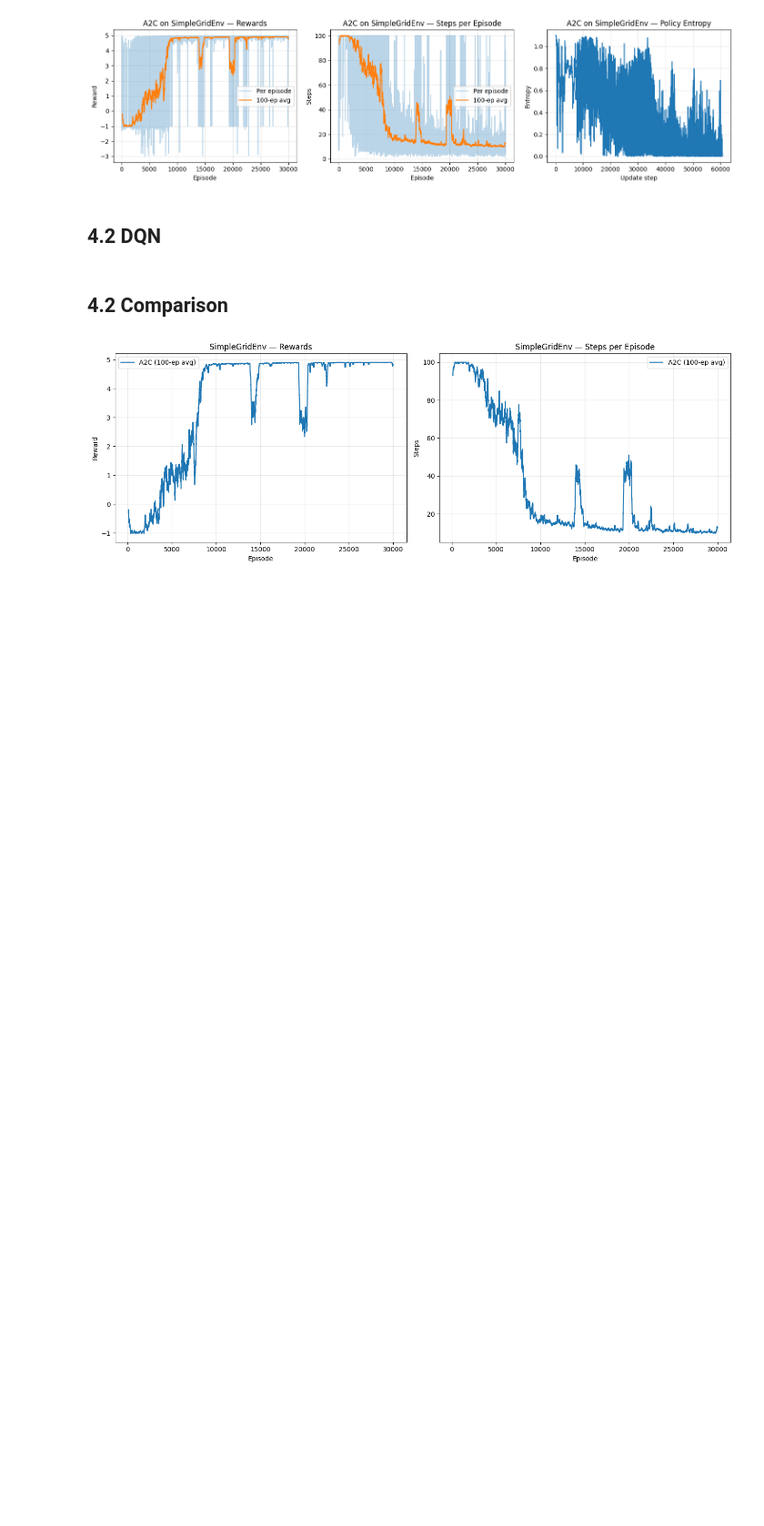
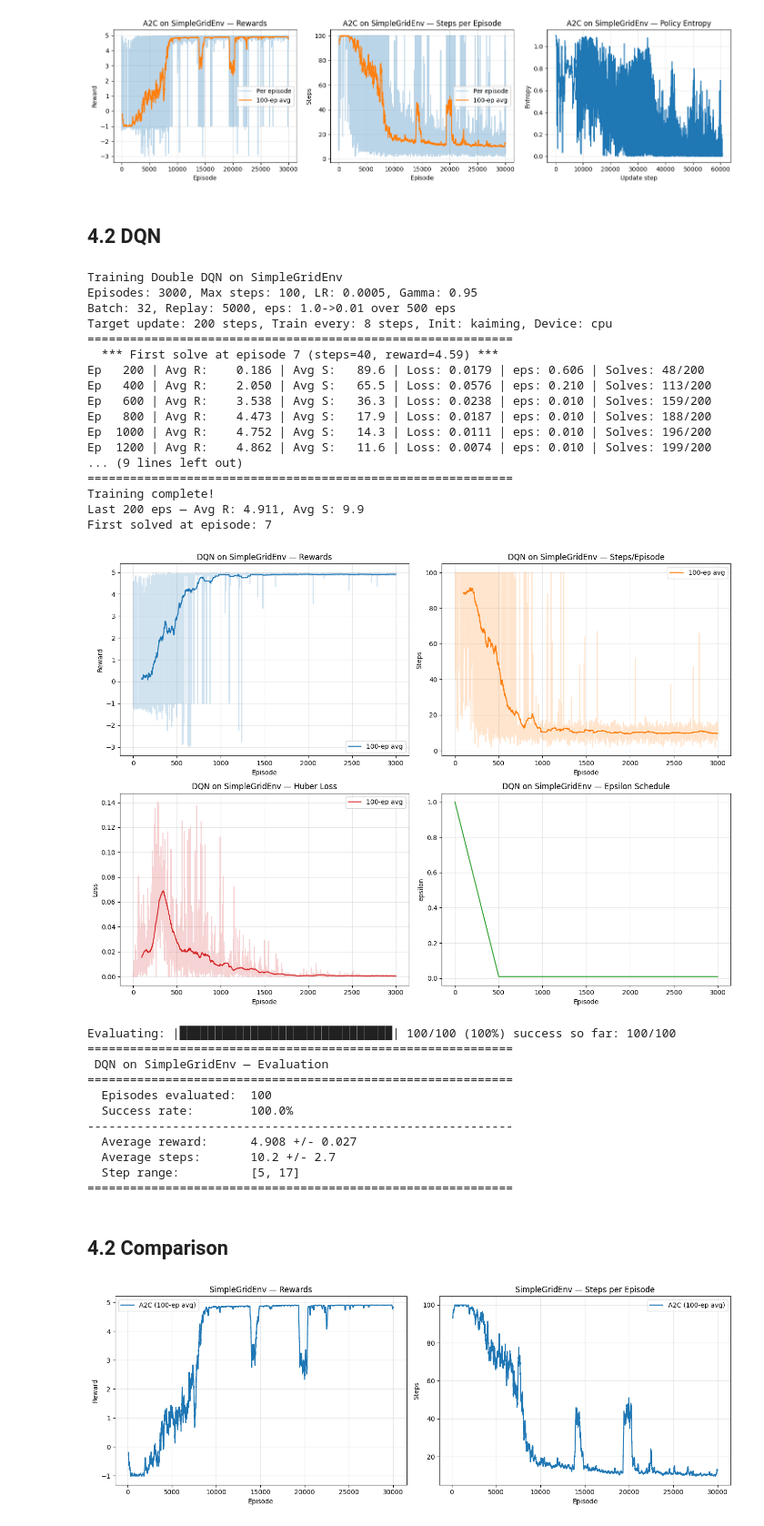
Before and after one commit to saraspagno/rl3, a Jupyter notebook: solution1+2.ipynb, the cells around one changed output. Shown at 91% size. Saved outputs shown, nothing was run; the diff lists cells and outputs as text; code cells hidden in the pictures; blank space fills up the shorter version.

```diff
--- a/solution1+2.ipynb
+++ b/solution1+2.ipynb
@@ -194,7 +194,7 @@ class SimpleGridEnv(BaseMiniGridEnv):
 
     def _get_obs(self, obs=None):
         """Returns the current observation after applying preprocessing."""
-        obs = self.get_frame(highlight=False, tile_size=32)
+        obs = self.get_frame(highlight=False, tile_size=self._obs_tile_size)
         return self.preprocess(obs)
 
     def reset(self, *, seed=None, options=None):
@@ -340,7 +340,7 @@ class KeyDoorBallEnv(BaseMiniGridEnv):
 
     def _get_obs(self, obs=None):
         """Returns the current observation after applying preprocessing."""
-        obs = self.get_frame(highlight=False, tile_size=32)
+        obs = self.get_frame(highlight=False, tile_size=self._obs_tile_size)
         return self.preprocess(obs)
 
     def reset(self, *, seed=None, options=None):
@@ -1964,43 +1926,73 @@ for algo_name, data in simplegrid_results.items():
 set_seed(SEED)
 
 DQN_SIMPLE_CONFIG = {
-    "num_episodes": 5000,
+    "num_episodes": 3000,              # was 5000 — converges by ~100 eps, 3k for smooth curves
     "max_steps": 100,
     "lr": 5e-4,
     "gamma": 0.95,
     "epsilon_start": 1.0,
     "epsilon_end": 0.01,
-    "epsilon_decay_episodes": 1500,    # was 2000
-    "batch_size": 128,                 # was 64
-    "replay_capacity": 30_000,
-    "min_replay_size": 500,
-    "target_update_freq": 500,         # was 300 — more stable
-    "train_every": 4,                  # ★ NEW
+    "epsilon_decay_episodes": 500,     # was 1500 — easy env, explore less
+    "batch_size": 32,                  # was 128 — simple env doesn't need big batches
+    "replay_capacity": 5_000,          # was 30k — small env, small buffer
+    "min_replay_size": 200,            # was 500 — start learning sooner
+    "target_update_freq": 200,         # was 500 — smaller buffer, more frequent sync
+    "train_every": 8,                  # was 4 — less frequent updates, still converges
     "init_type": "kaiming",
-    "print_every": 500,
+    "print_every": 200,                # was 500 — more log lines for visibility
     "tile_size": 10,
 }
 
 dqn_simple_agent, dqn_simple_history = train_dqn(
     env_or_class=SimpleGridEnv,
     device=device,
     **DQN_SIMPLE_CONFIG,
 )
 
-plot_dqn_training(dqn_simple_history, title="DQN on SimpleGridEnv")
+plot_training(dqn_simple_history, title="DQN on SimpleGridEnv")
 
 dqn_simple_eval = evaluate_agent(
     agent=dqn_simple_agent, env_class=SimpleGridEnv,
     num_episodes=100, max_steps=DQN_SIMPLE_CONFIG["max_steps"],
 )
 print_evaluation_results(dqn_simple_eval, title="DQN on SimpleGridEnv — Evaluation")
 
 # Store for Sara's comparison
 simplegrid_results = simplegrid_results if 'simplegrid_results' in dir() else {}
 simplegrid_results["DQN"] = {
     "agent": dqn_simple_agent, "history": dqn_simple_history,
     "config": DQN_SIMPLE_CONFIG, "eval": dqn_simple_eval,
 }
+# %% [output]
+Training Double DQN on SimpleGridEnv
+Episodes: 3000, Max steps: 100, LR: 0.0005, Gamma: 0.95
+Batch: 32, Replay: 5000, eps: 1.0->0.01 over 500 eps
+Target update: 200 steps, Train every: 8 steps, Init: kaiming, Device: cpu
+============================================================
+  *** First solve at episode 7 (steps=40, reward=4.59) ***
+Ep   200 | Avg R:    0.186 | Avg S:   89.6 | Loss: 0.0179 | eps: 0.606 | Solves: 48/200
+Ep   400 | Avg R:    2.050 | Avg S:   65.5 | Loss: 0.0576 | eps: 0.210 | Solves: 113/200
+Ep   600 | Avg R:    3.538 | Avg S:   36.3 | Loss: 0.0238 | eps: 0.010 | Solves: 159/200
+Ep   800 | Avg R:    4.473 | Avg S:   17.9 | Loss: 0.0187 | eps: 0.010 | Solves: 188/200
+Ep  1000 | Avg R:    4.752 | Avg S:   14.3 | Loss: 0.0111 | eps: 0.010 | Solves: 196/200
+Ep  1200 | Avg R:    4.862 | Avg S:   11.6 | Loss: 0.0074 | eps: 0.010 | Solves: 199/200
+... (9 lines left out)
+============================================================
+Training complete!
+Last 200 eps — Avg R: 4.911, Avg S: 9.9
+First solved at episode: 7
+[figure, added]
+Evaluating: |██████████████████████████████| 100/100 (100%) success so far: 100/100
+============================================================
+ DQN on SimpleGridEnv — Evaluation
+============================================================
+  Episodes evaluated:  100
+  Success rate:        100.0%
+------------------------------------------------------------
+  Average reward:      4.908 +/- 0.027
+  Average steps:       10.2 +/- 2.7
+  Step range:          [5, 17]
+============================================================
 # %% [markdown]
 ## 4.2 Comparison
 # %%
```
Also changed, not shown: parts of 7 cells of this notebook, 10 other files.
